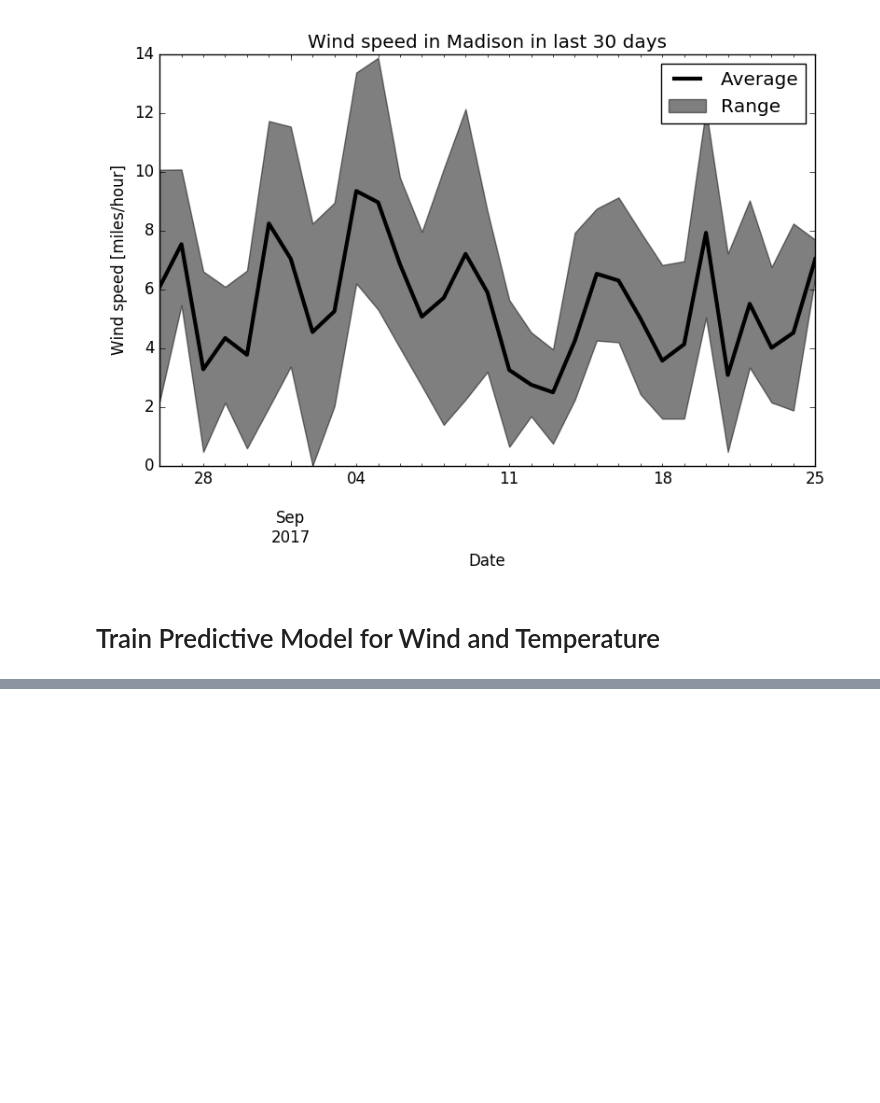
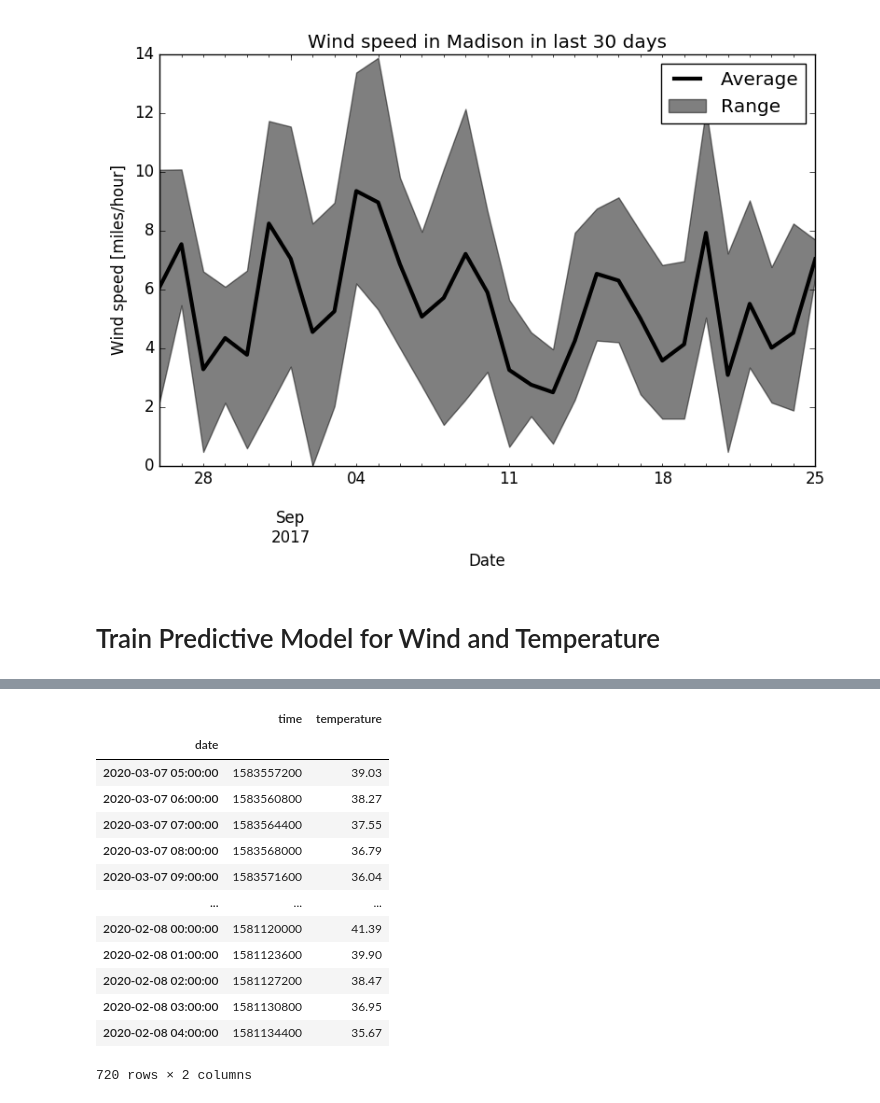
Before and after one commit to ezbc/weather-prediction, a Jupyter notebook: weather-predictor.ipynb, the cells around one changed output, grey strips where cells are left out. Cells and saved outputs as stored; diff of their text form; code cells hidden in the pictures; blank space fills up the shorter version.

```diff
--- a/weather-predictor.ipynb
+++ b/weather-predictor.ipynb
@@ -387,7 +401,7 @@ display(plt.show())
 # Train Predictive Model for Wind and Temperature
 # %%
 # copy the orginal dataset
-df_for_modeling = df[['time', 'temperature', 'windSpeed']].copy()
+df_for_modeling = df[['time', 'temperature']].copy()
 
 # drop columns that will not be used to train the model
 # -----------------------------------------------------
@@ -444,2 +457,16 @@ df_for_modeling
+|  | time | temperature |
+| date |  |  |
+| 2020-03-07 05:00:00 | 1583557200 | 39.03 |
+| 2020-03-07 06:00:00 | 1583560800 | 38.27 |
+| 2020-03-07 07:00:00 | 1583564400 | 37.55 |
+| 2020-03-07 08:00:00 | 1583568000 | 36.79 |
+| 2020-03-07 09:00:00 | 1583571600 | 36.04 |
+| ... | ... | ... |
+| 2020-02-08 00:00:00 | 1581120000 | 41.39 |
+| 2020-02-08 01:00:00 | 1581123600 | 39.90 |
+| 2020-02-08 02:00:00 | 1581127200 | 38.47 |
+| 2020-02-08 03:00:00 | 1581130800 | 36.95 |
+| 2020-02-08 04:00:00 | 1581134400 | 35.67 |
+720 rows × 2 columns
 # %%
 # copy the orginal dataset
```
Also changed, not shown: parts of 19 cells of this notebook, 2 other files.
